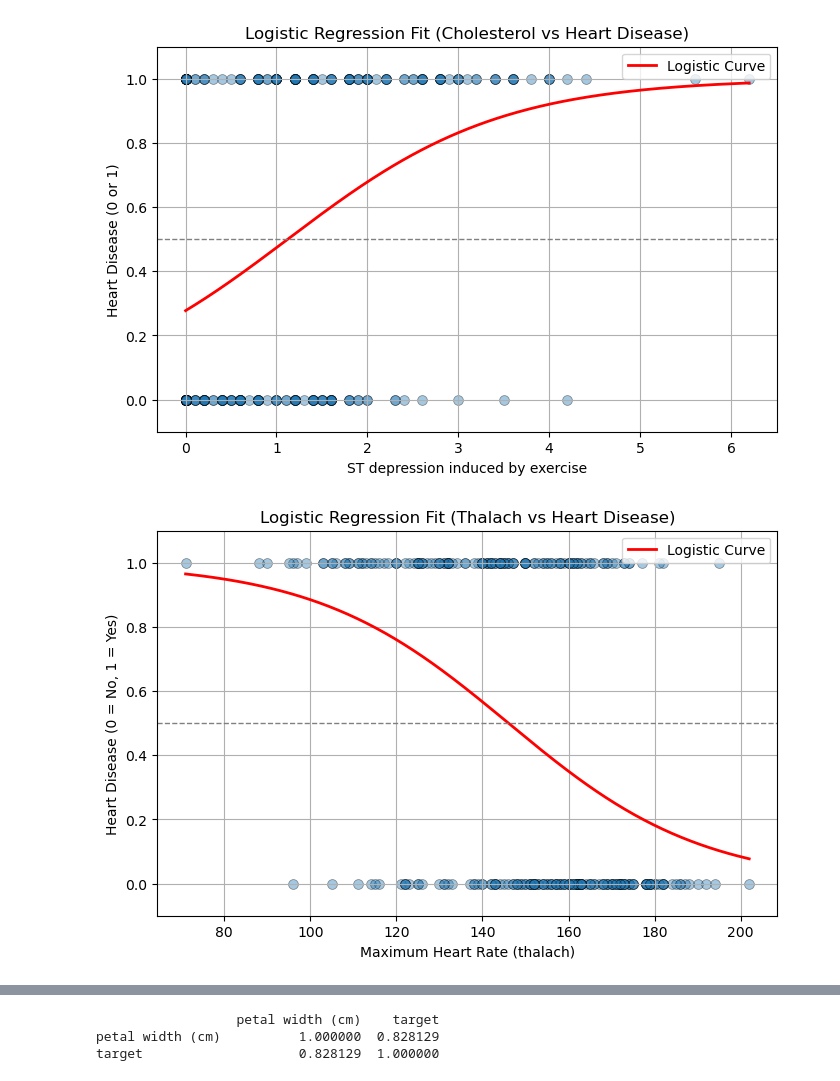
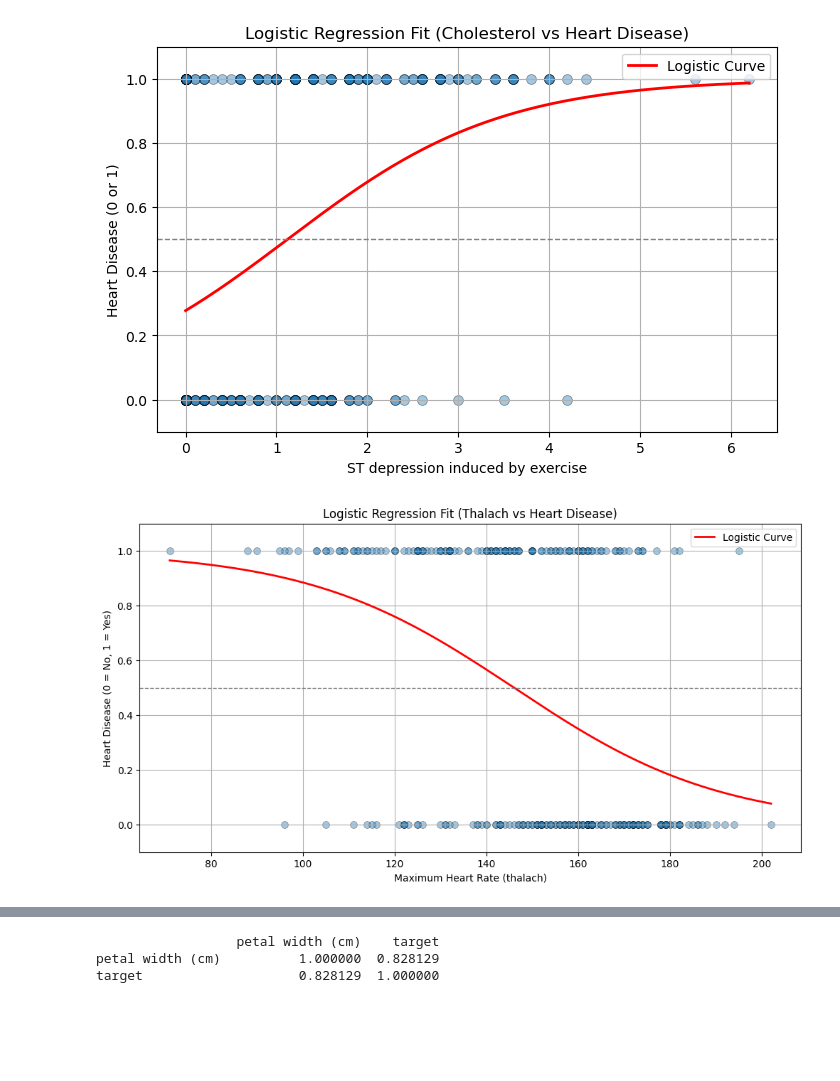
Before and after one commit to Shreyas-phys/MLProjects, a Jupyter notebook: Regression/heart-disease-logreg/Simplelogreg.ipynb, the cells around one changed output, grey strips where cells are left out. Drawn from its saved outputs; the diff is of its cells as text; code cells hidden in the pictures; blank space fills up the shorter version.

```diff
--- a/Regression/heart-disease-logreg/Simplelogreg.ipynb
+++ b/Regression/heart-disease-logreg/Simplelogreg.ipynb
@@ -121,35 +121,35 @@ y = df['condition']  # Target: heart disease (0 or 1)
 
 # Fit logistic regression model
 model = LogisticRegression()
 model.fit(X, y)
 
 # Create range of thalach values for smooth curve
 thalach_range = pd.DataFrame({'thalach': np.linspace(df['thalach'].min(), df['thalach'].max(), 300)})
 probs = model.predict_proba(thalach_range)[:, 1]  # Probability of heart disease (class = 1)
 
 # Plotting
-plt.figure(figsize=(8, 5))
+plt.figure(figsize=(12, 6))
 
 # Scatter actual data
 sns.scatterplot(x='thalach', y='condition', data=df, alpha=0.4, s=50, edgecolor='k')
 
 # Plot sigmoid curve
 plt.plot(thalach_range, probs, color='red', linewidth=2, label='Logistic Curve')
 
 # Optional: decision boundary line at 0.5
 plt.axhline(0.5, linestyle='--', color='gray', linewidth=1)
 
 # Labels and formatting
 plt.xlabel("Maximum Heart Rate (thalach)")
 plt.ylabel("Heart Disease (0 = No, 1 = Yes)")
 plt.title("Logistic Regression Fit (Thalach vs Heart Disease)")
 plt.legend()
 plt.grid(True)
 plt.ylim(-0.1, 1.1)
 plt.savefig("img/thalachHeartDis.png", dpi=300, bbox_inches='tight')
 plt.show()
 # %% [output]
-[figure, old version]
+[figure, new version]
 # %%
 import numpy as np
 import pandas as pd
```
Also changed, not shown: parts of 2 cells of this notebook, 5 other files.
